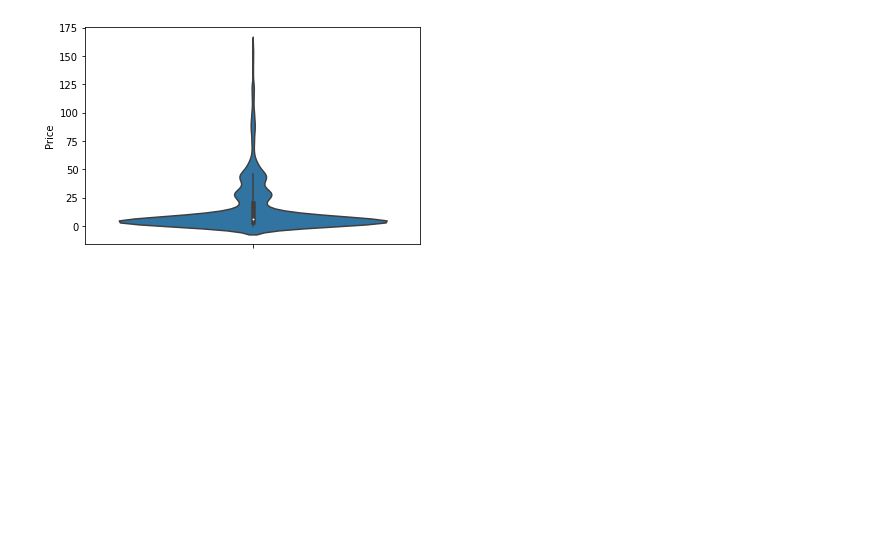
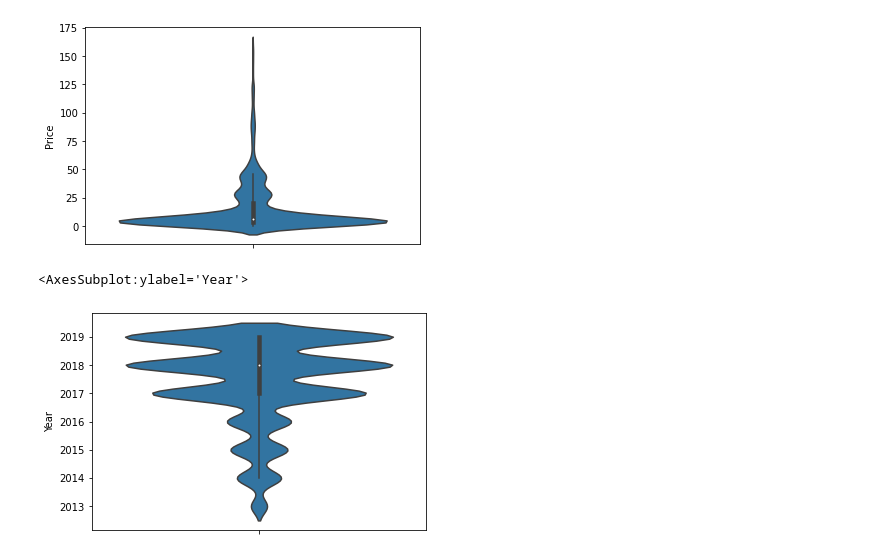
Before and after one commit to anhpt1993/DA_Visualization3_Thuchanh_1, a Jupyter notebook: Visual3_FoodPrice.ipynb, the cells around one changed output. Drawn from its saved outputs; the diff is of its cells as text; code cells hidden in the pictures; blank space fills up the shorter version.

Commit message:
2306_020322 revise Visual3_FoodPrice.ipynb file

```diff
--- a/Visual3_FoodPrice.ipynb
+++ b/Visual3_FoodPrice.ipynb
@@ -137,4 +137,8 @@ sns.violinplot(y = "Price", data = df)
 <AxesSubplot:ylabel='Price'>
 [figure]
 # %%
-# Biểu đồ phân bố t
+# Biểu đồ phân bố theo năm
+sns.violinplot(y = "Year", data = df)
+# %% [output]
+<AxesSubplot:ylabel='Year'>
+[figure, added]
```
Also changed, not shown: parts of 7 cells of this notebook.
